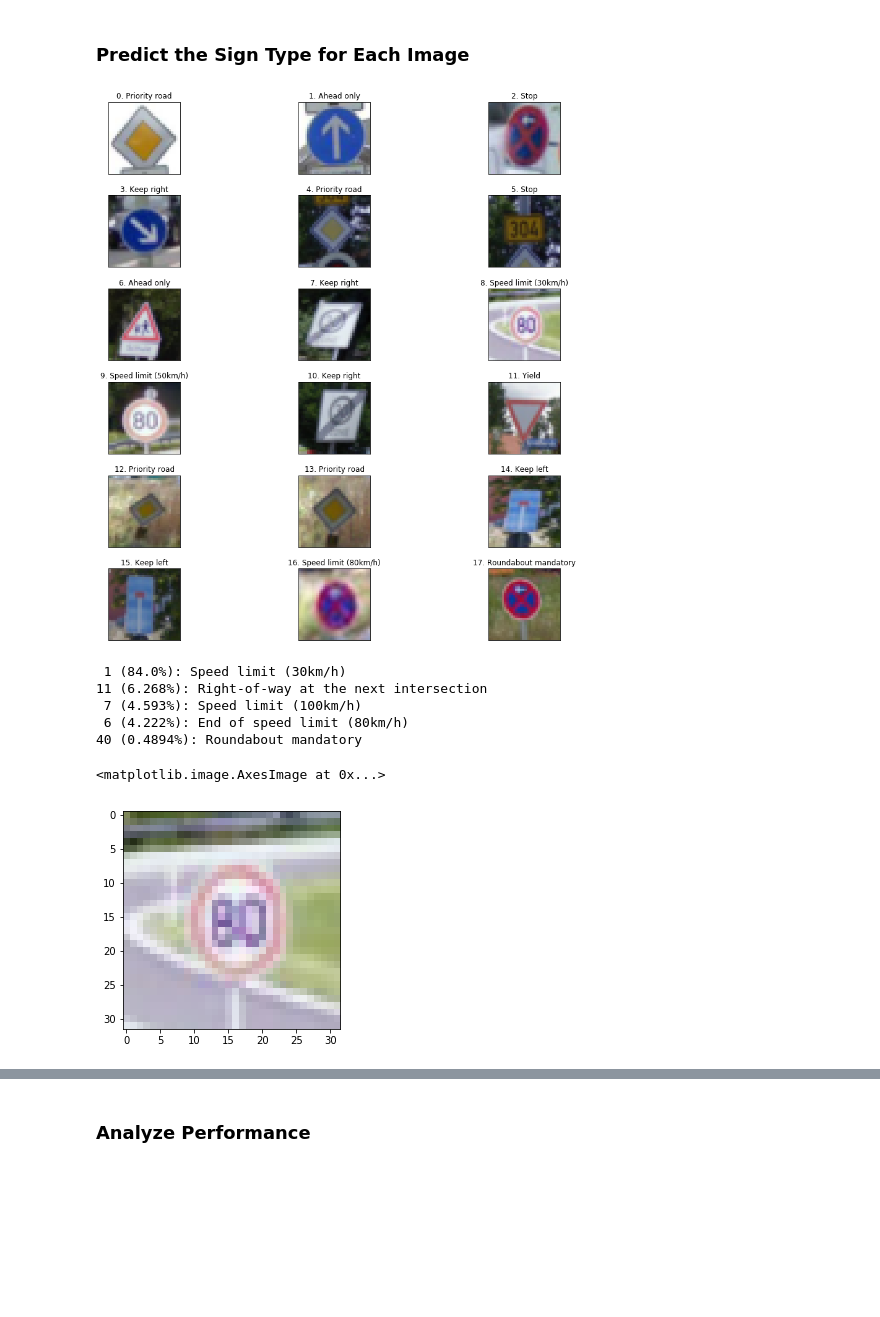
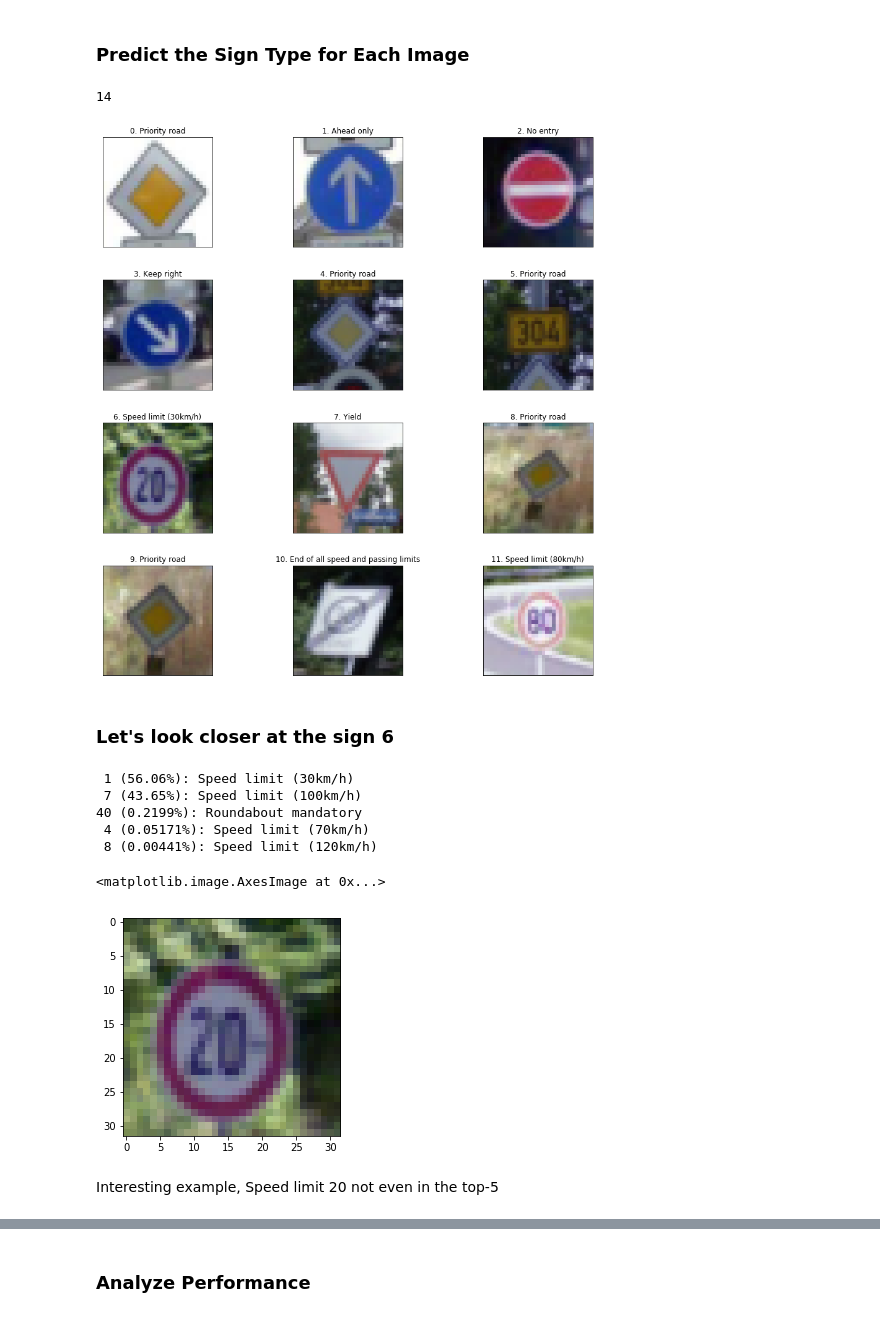
Before and after one commit to maslovw/SDND, a Jupyter notebook: TrafficSignlassifier/Traffic_Sign_Classifier.ipynb, the cells around one changed output, grey strips where cells are left out. Saved outputs shown, nothing was run; the diff lists cells and outputs as text; code cells hidden in the pictures; blank space fills up the shorter version.

```diff
--- a/TrafficSignlassifier/Traffic_Sign_Classifier.ipynb
+++ b/TrafficSignlassifier/Traffic_Sign_Classifier.ipynb
@@ -97,12 +86,13 @@ from scipy.misc import imresize
 s_train = train['sizes']
 c_train = train['coords']
 # %%
-img_n = 19124
+img_n = randint(0, len(X_train))
 oimg = X_train[img_n].copy()
 img = imresize(oimg.copy(), s_train[img_n])
 
 imshow(img)
 print(oimg.shape)
 print(img.shape)
+print(signames[y_train[img_n]])
 # %% [output]
 (32, 32, 3)
@@ -303,17 +308,14 @@ print(prep_img.shape)
 # %%
 def prepare_set(src):
+    """
+    preprocess the whole data_set images
+    src.shape = (?, 32, 128, 3)
+    """
     dst = np.zeros((src.shape[0], *prep_img.shape), dtype=np.ubyte)
     for i in range(src.shape[0]):
         dst[i] = preprocess_picture(src[i])
-        #dst[i] = normalize_picture(dst[i])
     dst = normalize_picture(dst)
     return dst
-
-def prepare_set_gen(src):
-    for i in range(src.shape[0]):
-        dst = preprocess_picture(src[i])
-        #dst = normalize_picture(dst)
-        yield dst
 # %%
 from time import time
 from winsound import Beep
@@ -416,14 +411,12 @@ def build_model():
 
     img_num = int(prep_img.shape[1] / w)
     dnn_list = []
-    for i in range(0,img_num):
+    for i in range(1,img_num): # from 1, so the original img is skipped
         p = Cropping2D(cropping=((0,0), (i*w,w*(img_num-i-1))))(input_img)
         d = Dnn(p)
         dnn_list.append(d)
 
     dnn = concatenate(dnn_list, axis=1)
-#     flat = Flatten()(dnn)
-#     dense1 = Dense(128,activation='relu')(flat)
     dense2 = Dense(1024,activation='relu', kernel_initializer=winit)(dnn)
     output_layer = Dense(43,activation='softmax')(dense2)
 
@@ -540,5 +526,9 @@ show()
 ### Feel free to use as many code cells as needed.
 X_i = prepare_set(np.array(google_images))
 prediction = model.predict(X_i)
+# %%
+len(google_images)
+# %% [output]
+14
 # %%
 # decoding sign number into sign name
@@ -553,7 +541,7 @@ def decode_sign(pred):
 # %%
 Y_pred = [np.argsort(x)[-1] for x in prediction]
 # %%
-fig, axes = subplots(6, 3, figsize=(16, 16),
+fig, axes = subplots(4, 3, figsize=(16, 16),
                          subplot_kw={'xticks': [], 'yticks': []})
 
 fig.subplots_adjust(hspace=0.3, wspace=0.1)
@@ -563,15 +551,19 @@ for i, (ax, img) in enumerate(zip(axes.flat, google_images)):
     ax.set_title(str(i)+'. '+ signames[Y_pred[i]])
 show()
 # %% [output]
-[figure, old version]
+[figure, new version]
+# %% [markdown]
+### Let's look closer at the sign 6
 # %%
-decode_sign(prediction[8])
-imshow(google_images[8])
+decode_sign(prediction[6])
+imshow(google_images[6])
 # %% [output]
- 1 (84.0%): Speed limit (30km/h)
-11 (6.268%): Right-of-way at the next intersection
- 7 (4.593%): Speed limit (100km/h)
- 6 (4.222%): End of speed limit (80km/h)
-40 (0.4894%): Roundabout mandatory
+ 1 (56.06%): Speed limit (30km/h)
+ 7 (43.65%): Speed limit (100km/h)
+40 (0.2199%): Roundabout mandatory
+ 4 (0.05171%): Speed limit (70km/h)
+ 8 (0.00441%): Speed limit (120km/h)
 <matplotlib.image.AxesImage at 0x...>
-[figure, old version]
+[figure, new version]
+# %% [markdown]
+Interesting example, Speed limit 20 not even in the top-5
```
Also changed, not shown: parts of 47 cells of this notebook, 1 other file.
